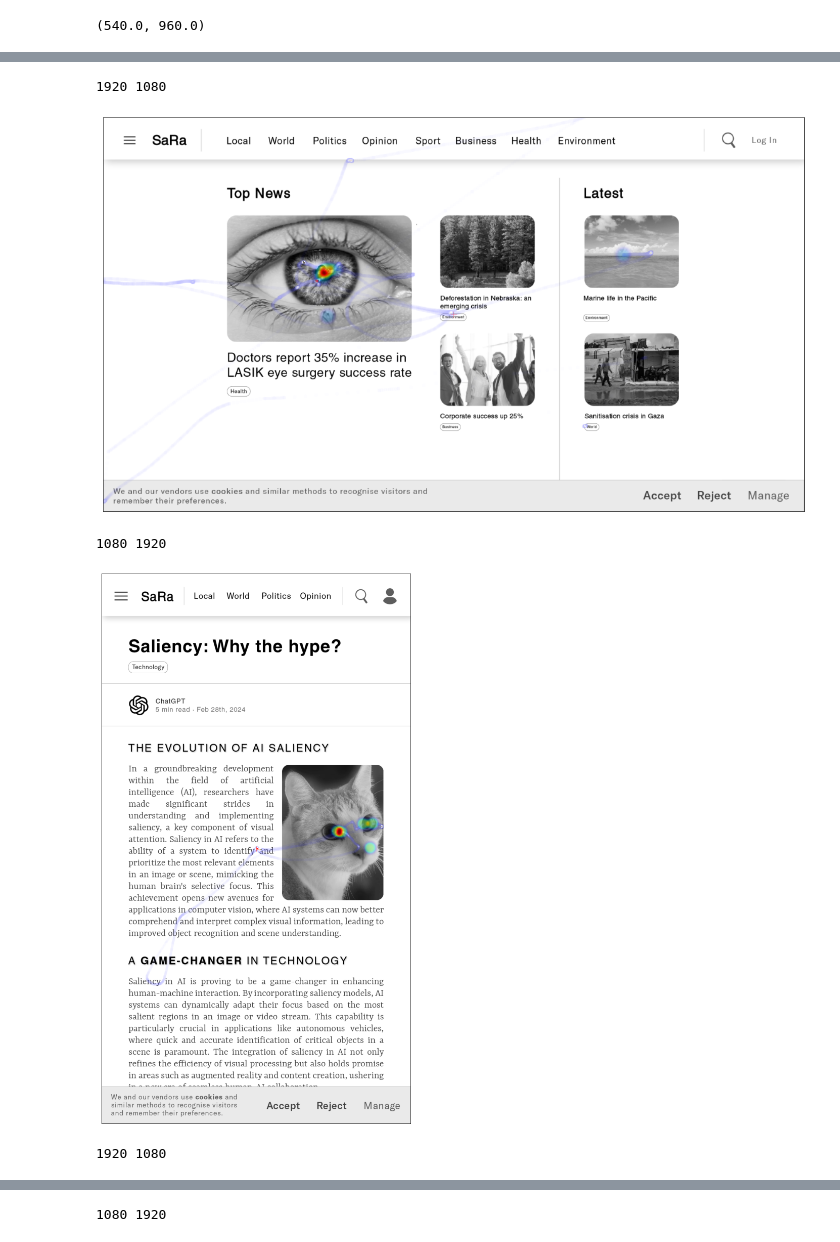
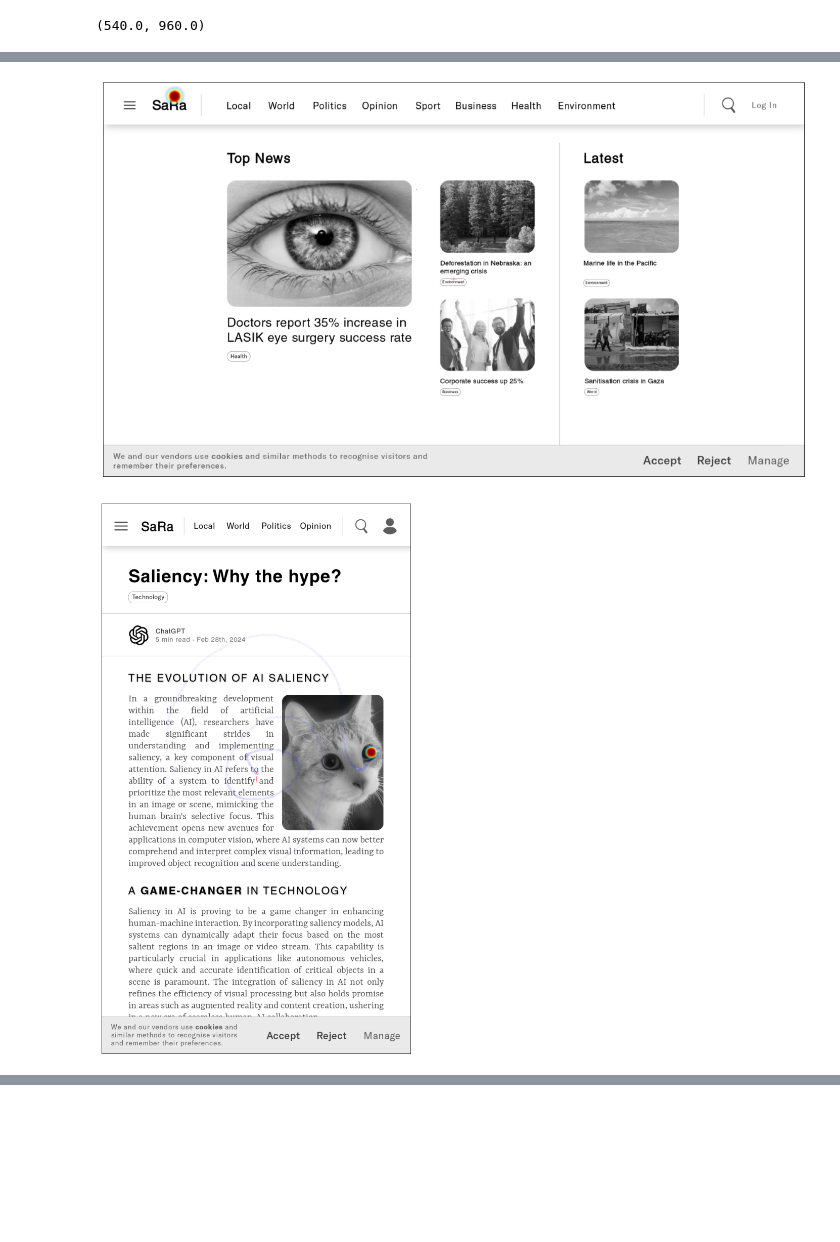
Before and after one commit to matthewkenely/ICT3909, a Jupyter notebook: gazedataset/Mouse Trajectories/App.ipynb, the cells around one changed output, grey strips where cells are left out. Saved outputs shown, nothing was run; the diff lists cells and outputs as text; code cells hidden in the pictures; blank space fills up the shorter version.

```diff
--- a/gazedataset/Mouse Trajectories/App.ipynb
+++ b/gazedataset/Mouse Trajectories/App.ipynb
@@ -81,6 +69,11 @@ img_to_num = {
     '1.jpg': 1,
     '2.jpg': 2,
     '3.jpg': 3,
+    '4.jpg': 4,
+    '5.jpg': 5,
+    '6.jpg': 6,
+    '7.jpg': 7,
+
 }
 
 num_to_img = {
@@ -88,6 +81,10 @@ num_to_img = {
     1: '1.jpg',
     2: '2.jpg',
     3: '3.jpg',
+    4: '4.jpg',
+    5: '5.jpg',
+    6: '6.jpg',
+    7: '7.jpg',
 }
 # %%
 HOME_DIR = './mousemovements'
@@ -104,6 +101,11 @@ for img in imgs:
     # Find the corresponding directory
     img_dir = os.path.join(HOME_DIR, str(img_num))
 
+    # Check if it exists
+    if not os.path.exists(img_dir):
+        print(f"Directory {img_dir} does not exist")
+        continue
+
     # Load all the mouse movements
     for mouse_movement in os.listdir(img_dir):
         if mouse_movement.endswith('.json'):
@@ -225,7 +208,7 @@ for img in imgs:
     img_x = imgs[img].shape[1]
     img_y = imgs[img].shape[0]
 
-    print(img_x, img_y)
+    # print(img_x, img_y)
 
     # Add all final positions to a heatmap
     heatmap = np.zeros(imgs[img].shape[:2])
@@ -237,39 +220,36 @@ for img in imgs:
         # Add points to the heatmap intermittently
         for i in range(0, len(mouse_positions_interpolated[img][mouse_movement]), 1):
             x, y  = mouse_positions_interpolated[img][mouse_movement][i]
 
             # Scale by the user's image dimensions such that they match the image
-            x = int(x * img_x / dimensions[img][mouse_movement]['width'])
-            y = int(y * img_y / dimensions[img][mouse_movement]['height'])
+            # x = int(x * img_x / dimensions[img][mouse_movement]['width'])
+            # y = int(y * img_y / dimensions[img][mouse_movement]['height'])
 
             # print(x, y)
 
             add_circle_to_heatmap(movements, x, y, radius=5, intensity=10)
 
     for mouse_movement in final_positions[img]:
         final_position = final_positions[img][mouse_movement].copy()
 
         # Scale by the user's image dimensions such that they match the image
-        final_position[0] = int(final_position[0] * img_x / dimensions[img][mouse_movement]['width'])
-        final_position[1] = int(final_position[1] * img_y / dimensions[img][mouse_movement]['height'])
+        # final_position[0] = int(final_position[0] * img_x / dimensions[img][mouse_movement]['width'])
+        # final_position[1] = int(final_position[1] * img_y / dimensions[img][mouse_movement]['height'])
 
         # Give the final position padding in a circle size of 5
         add_circle_to_heatmap(heatmap, final_position[0], final_position[1], radius=20, intensity=10)
 
     # Add a cross in the middle of the image
     ax.plot(img_x / 2, img_y / 2, 'r+', markersize=10, markeredgewidth=1, alpha=0.5)
 
     heatmap = cv2.GaussianBlur(heatmap, (31, 31), 5)
 
     ax.imshow(movements, cmap='gray_alpha', alpha=2)
     ax.imshow(heatmap, cmap='coolwarm_alpha', alpha=1)
 
 
     plt.xticks([]), plt.yticks([])
     plt.show()
 # %% [output]
-1920 1080
-[figure, old version]
+[figure, new version]
-1080 1920
-[figure, old version]
+[figure, new version]
-1920 1080
@@ -277 +256,0 @@ for img in imgs:
-1080 1920
```
Also changed, not shown: parts of 6 cells of this notebook, 22 other files.
